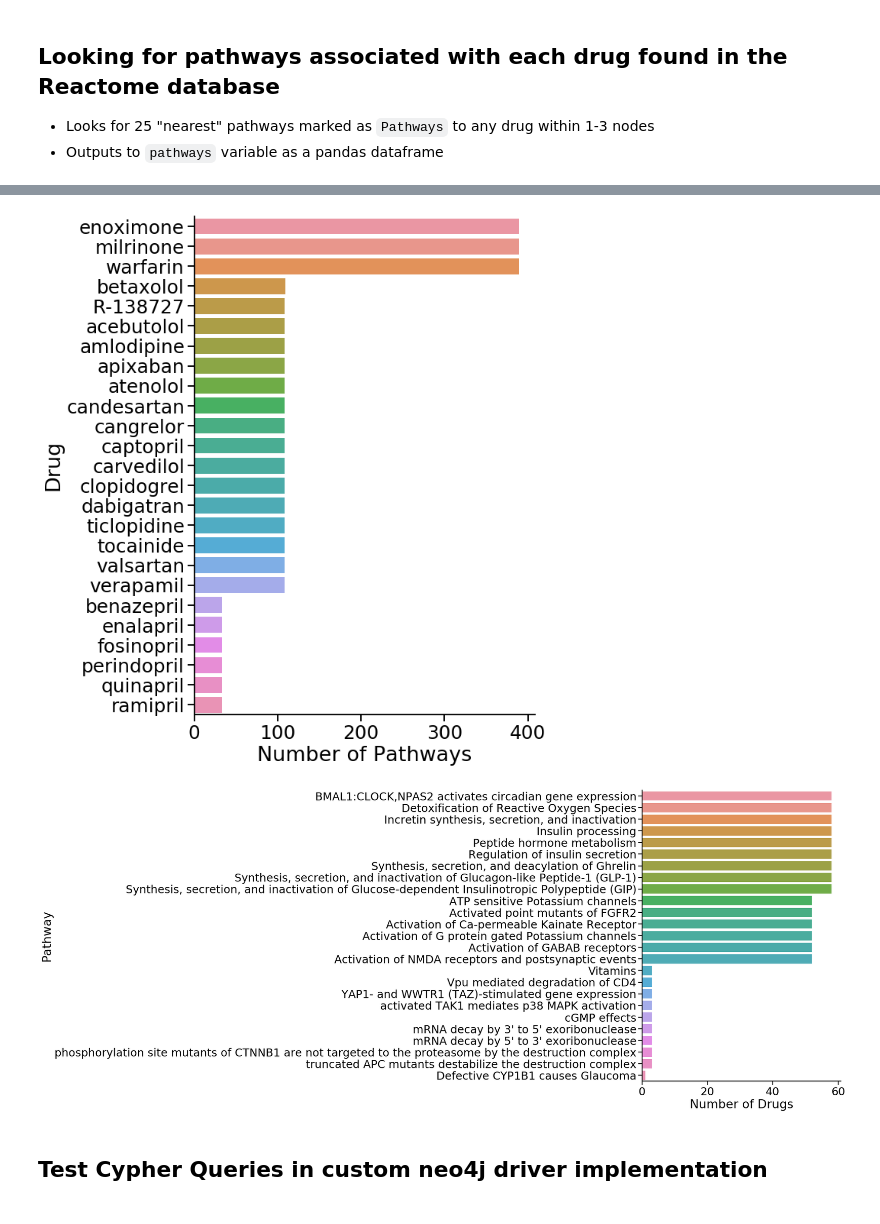
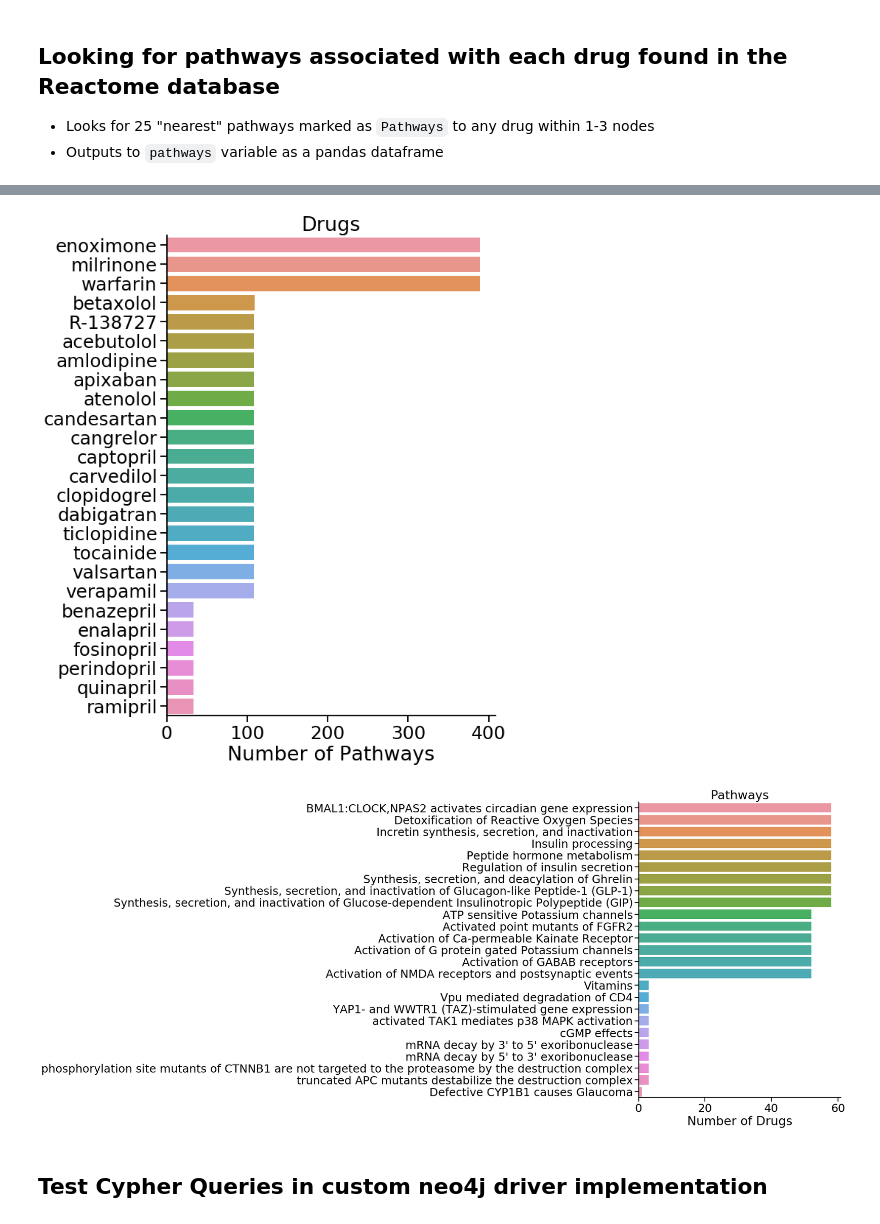
Before and after one commit to pinglab-intern/caseolap-pipeline, a Jupyter notebook: Explore_Drug_chemical_OxStress.ipynb, the cells around one changed output, grey strips where cells are left out. Cells and saved outputs as stored; diff of their text form; code cells hidden in the pictures.

```diff
--- a/Explore_Drug_chemical_OxStress.ipynb
+++ b/Explore_Drug_chemical_OxStress.ipynb
@@ -114,7 +108,7 @@ for reactome_id, d_df, in progressbar.progressbar(drugs_in_reactome.groupby('stI
         'b.displayName': 'Pathway',
         'b.speciesName': 'Species'
     })
-    pathways = pathways.append(result, ignore_index=True)
+    pathways = pathways.append(result, ignore_index=True, sort=False)
 
 pathways.head()
 # %% [output]
@@ -162,19 +130,20 @@ pathways_per_drug.head(n=10)
 # %%
 # Plotting top 15 and bottom 10 drugs
 sns.set_context('talk', font_scale=1.5)
 fig, ax = plt.subplots(figsize=(8, 12))
 sns.countplot(
     y='drug',
     order=pd.concat([pathways_per_drug.head(15), pathways_per_drug.tail(10)]).drug,
     data=pathways,
     ax=ax
 )
 ax.set_xlabel('Number of Pathways')
-ax.set_ylabel('Drug')
+ax.set_ylabel('')
+ax.set_title('Drugs')
 
 sns.despine()
 # %% [output]
-[figure, old version]
+[figure, new version]
 # %%
 # Plotting top 15 and bottom 10 pathways
 
@@ -187,11 +156,12 @@ sns.countplot(
     ax=ax
 )
 ax.set_xlabel('Number of Drugs')
-ax.set_ylabel('Pathway')
+ax.set_ylabel('')
+ax.set_title('Pathways')
 
 sns.despine()
 # %% [output]
-[figure, old version]
+[figure, new version]
 # %% [markdown]
 ## Test Cypher Queries in custom neo4j driver implementation
 # %%
```
Also changed, not shown: parts of 6 cells of this notebook, 2 other files.
